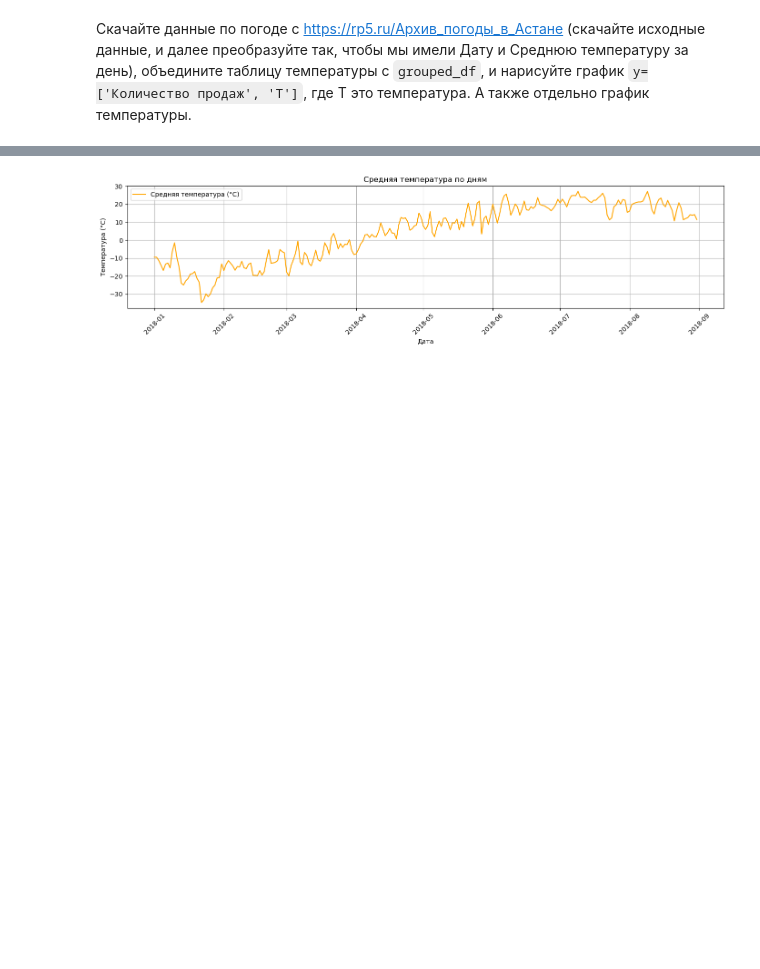
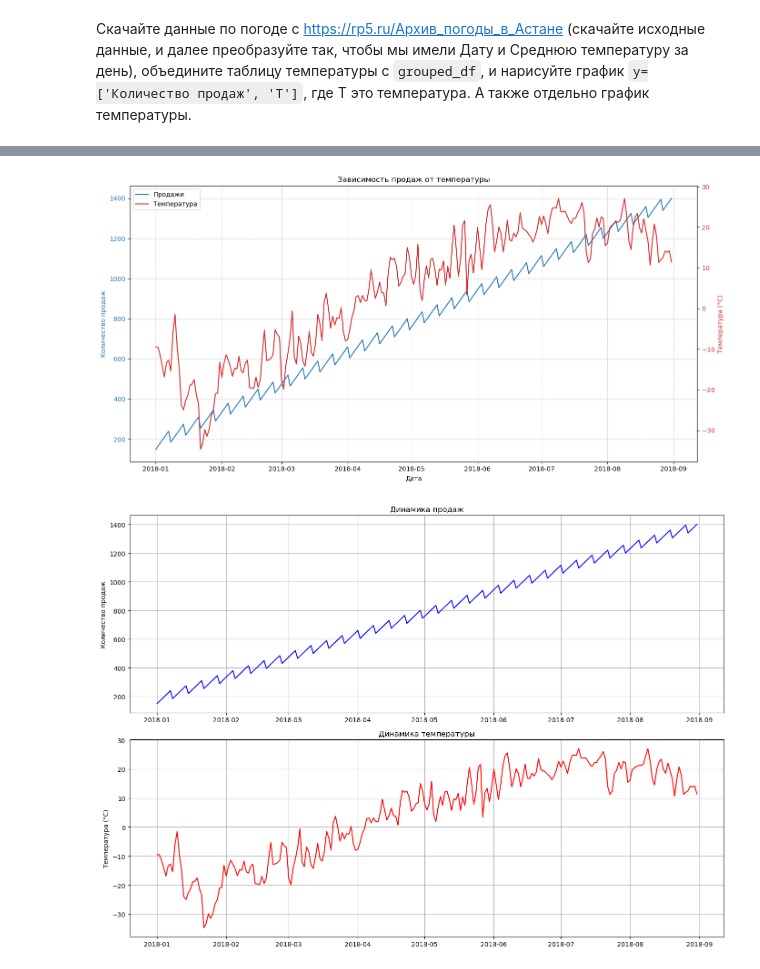
Before and after one commit to skynur20/Python-fin-project, a Jupyter notebook: Блок 3.ipynb, the cells around one changed output, grey strips where cells are left out. Cells and saved outputs as stored; diff of their text form; code cells hidden in the pictures; blank space fills up the shorter version.

```diff
--- a/Блок 3.ipynb
+++ b/Блок 3.ipynb
@@ -200,7 +200,7 @@ print(f"Общее количество продаж: {top_product['Количе
 Скачайте данные по погоде с https://rp5.ru/Архив_погоды_в_Астане (скачайте исходные данные, и далее преобразуйте так, чтобы мы имели Дату и Среднюю температуру за день), объедините таблицу температуры с `grouped_df`, и нарисуйте график `y=['Количество продаж', 'T']`, где Т это температура. А также отдельно график температуры.
 # %%
 # Загрузка данных (указываем правильный разделитель и кодировку)
-data = pd.read_csv(
+temp_data = pd.read_csv(
     'Архив_погоды_в_Астане.csv',
     sep=';',
     skiprows=7,
@@ -210,7 +210,7 @@ data = pd.read_csv(
 )
 # %%
 # Переименуем столбцы
-data.columns = [
+temp_data.columns = [
     'Дата', 'T', 'Po', 'P', 'Pa', 'U', 'DD', 'Ff', 'ff10', 'ff3', 'N', 'WW',
     'W1', 'W2', 'Tn', 'Tx', 'Cl', 'Nh', 'H', 'Cm', 'Ch', 'VV', 'Td', 'RRR',
     'tR', 'E', 'Tg', "E'", 'sss', ' '
@@ -233,3 +257,0 @@ grouped_df = pd.DataFrame(sales_data)
-# %%
-# Объединение данных
-merged_df = pd.merge(grouped_df, daily_temp, on='Дата', how='left')
@@ -251,14 +258,48 @@ plt.show()
-# %%
-# График 2: Только температура
-plt.figure(figsize=(14, 4))
-plt.plot(merged_df['Дата'], merged_df['Средняя температура'], color='orange', label='Средняя температура (°C)')
-plt.xlabel('Дата')
-plt.ylabel('Температура (°C)')
-plt.title('Средняя температура по дням')
-plt.legend()
-plt.grid()
-plt.xticks(rotation=45)
-plt.tight_layout()
-plt.show()
-# %% [output]
-[figure, removed]
+# %%
+# Построение графика с двумя осями Y
+fig, ax1 = plt.subplots(figsize=(14, 7))
+
+# Ось для продаж
+color = 'tab:blue'
+ax1.set_xlabel('Дата')
+ax1.set_ylabel('Количество продаж', color=color)
+ax1.plot(merged_df['Дата'], merged_df['Количество продаж'], color=color, label='Продажи')
+ax1.tick_params(axis='y', labelcolor=color)
+ax1.grid(True, linestyle='--', alpha=0.7)
+
+# Создаем вторую ось для температуры
+ax2 = ax1.twinx()
+color = 'tab:red'
+ax2.set_ylabel('Температура (°C)', color=color)
+ax2.plot(merged_df['Дата'], merged_df['Средняя температура'], color=color, label='Температура')
+ax2.tick_params(axis='y', labelcolor=color)
+
+# Добавляем легенду
+lines1, labels1 = ax1.get_legend_handles_labels()
+lines2, labels2 = ax2.get_legend_handles_labels()
+ax1.legend(lines1 + lines2, labels1 + labels2, loc='upper left')
+
+plt.title('Зависимость продаж от температуры')
+fig.tight_layout()
+plt.show()
+
+# Отдельные графики для проверки
+fig, (ax1, ax2) = plt.subplots(2, 1, figsize=(14, 10))
+
+# График продаж
+ax1.plot(merged_df['Дата'], merged_df['Количество продаж'], color='blue')
+ax1.set_ylabel('Количество продаж')
+ax1.set_title('Динамика продаж')
+ax1.grid(True)
+
+# График температуры
+ax2.plot(merged_df['Дата'], merged_df['Средняя температура'], color='red')
+ax2.set_ylabel('Температура (°C)')
+ax2.set_title('Динамика температуры')
+ax2.grid(True)
+
+plt.tight_layout()
+plt.show()
+# %% [output]
+[figure, added]
+[figure, added]
```
Also changed, not shown: parts of 4 cells of this notebook.
